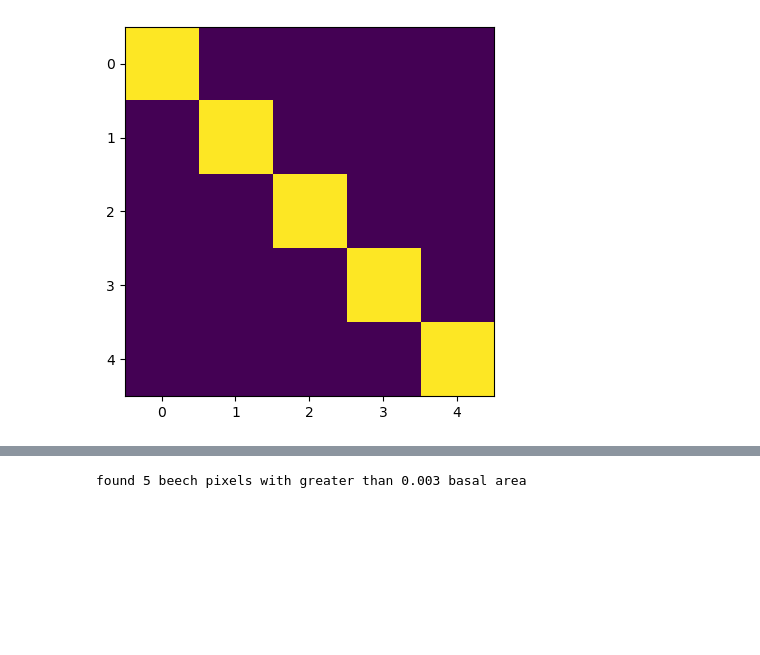
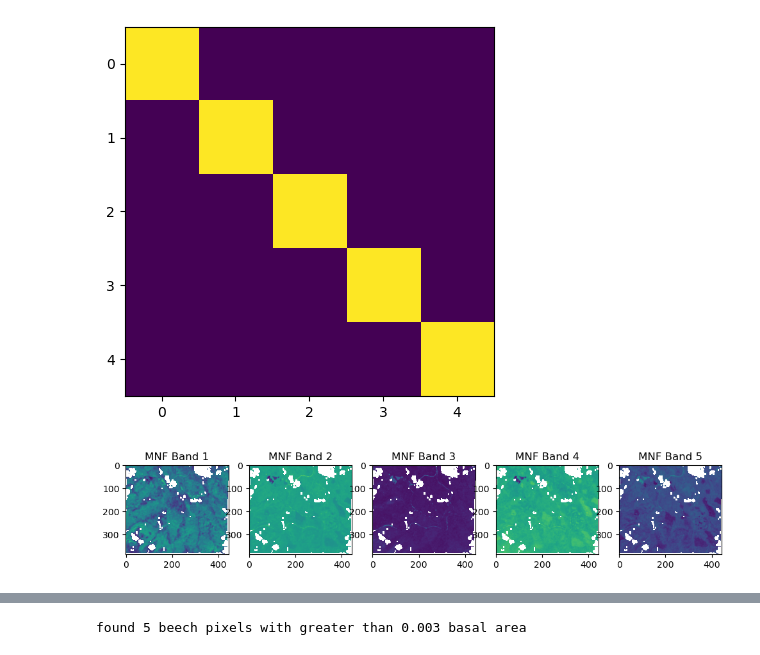
Before and after one commit to rosehanuy/beech-catskills, a Jupyter notebook: data_stack.ipynb, the cells around one changed output, grey strips where cells are left out. Saved outputs shown, nothing was run; the diff lists cells and outputs as text; code cells hidden in the pictures; blank space fills up the shorter version.

Commit message:
regularize noise cov matrix

```diff
--- a/data_stack.ipynb
+++ b/data_stack.ipynb
@@ -802,0 +806,5 @@ noise_region, _ = get_noise_region(roi1.mnf_input.values,30)
+# %%
+x_2d = rearrange(variance_map,'h w -> (h w)')
+varmap_dropna = x_2d[~np.isnan(x_2d)]
+
+np.percentile(np.nan_to_num(variance_map,np.nanmean(variance_map)), 10)
@@ -803,3 +932,16 @@ noise_region, _ = get_noise_region(roi1.mnf_input.values,30)
+# %%
+### Gee shift difference calculation #####
+
+# Compute differences with left and top neighbors
+diff_left = noise_region[:, :, 1:] - noise_region[:, :, :-1]  # Shifted left difference
+diff_up = noise_region[:, 1:, :] - noise_region[:, :-1, :]  # Shifted up difference
+
+# Pad differences to match original shape
+diff_left = np.pad(diff_left, ((0, 0), (0, 0), (1, 0)), mode='constant', constant_values=0)
+diff_up = np.pad(diff_up, ((0, 0), (1, 0), (0, 0)), mode='constant', constant_values=0)
+
+# Compute the average difference
+diff_avg = (diff_left + diff_up) / 2
 # %%
 def estimate_noise(image):
     noise = np.zeros_like(image)
@@ -897,13 +1121,15 @@ mnf_components = rearrange(output_array,'(h w) b -> b h w',h=data.shape[1],w=dat
 #mnf_components_region = rearrange(output_array,'(h w) b -> b h w',h=data.shape[1],w=data.shape[2])
 #mnf_components_region_pca = rearrange(output_array,'(h w) b -> b h w',h=data.shape[1],w=data.shape[2])
 # %%
-mnf_components = mnf_components_alldata
+#mnf_components = mnf_components_alldata
 plt.figure(figsize=(12, 6))
 for i in range(5):
     plt.subplot(1, 5, i + 1)
     plt.imshow(mnf_components[i,:, :])
     plt.title(f"MNF Band {i+1}")
 plt.show()
+# %% [output]
+[figure, added]
 # %%
 [np.nanvar(mnf_components[i,:,:])for i in range(5)]
 # %% [output]
```
Also changed, not shown: parts of 28 cells of this notebook.
